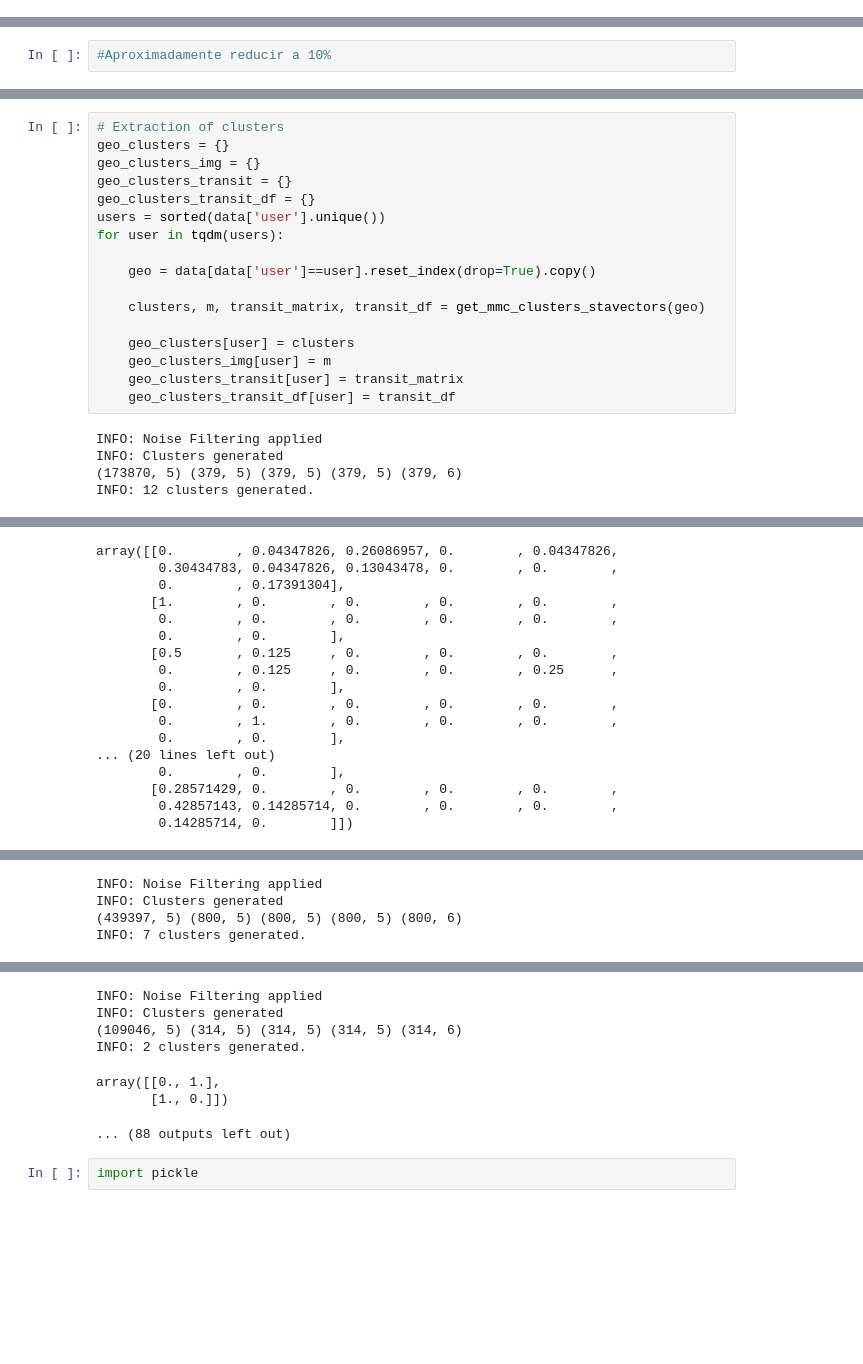
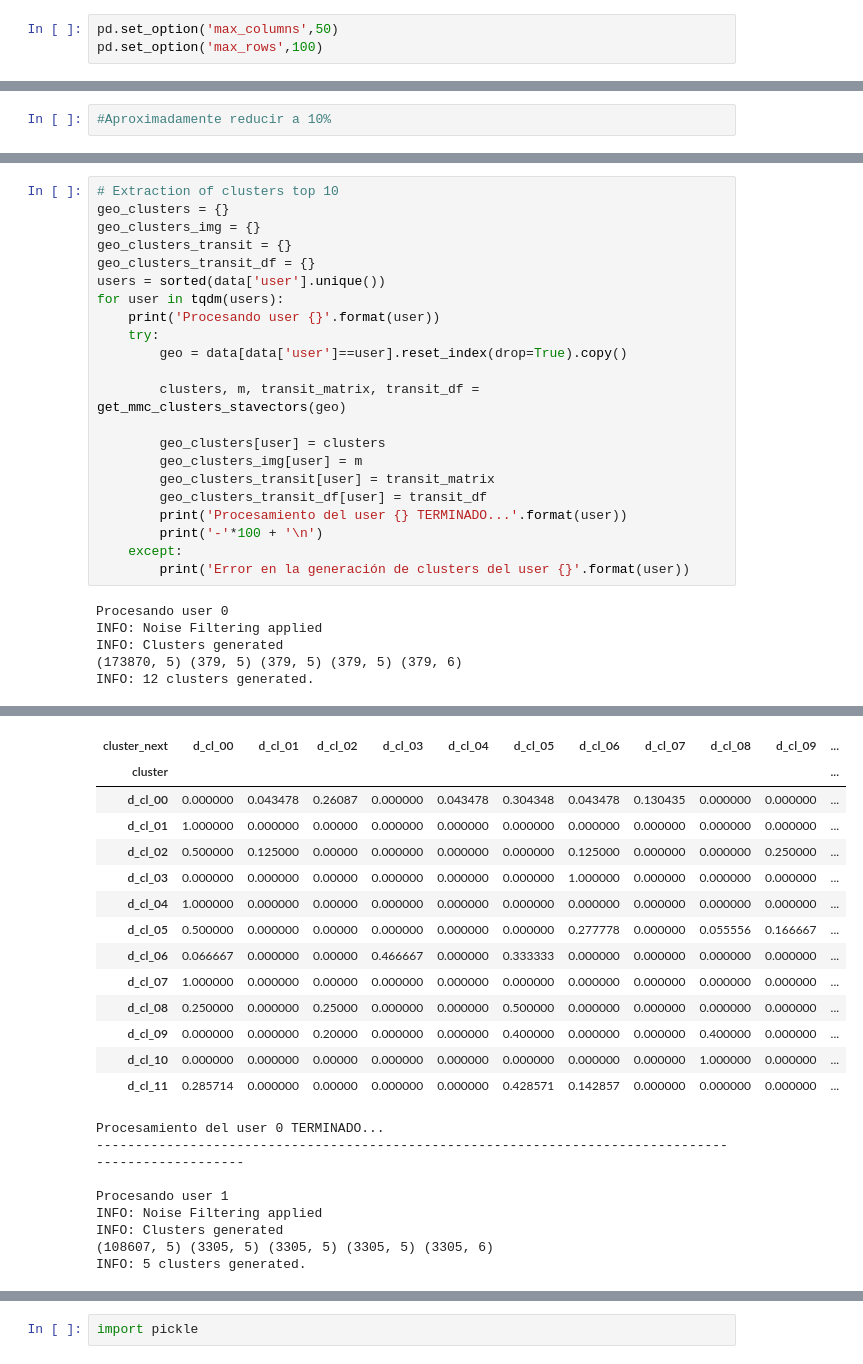
Before and after one commit to GabrielPila/skmob_mmc_mobility, a Jupyter notebook: notebooks/00.6_GeoLife_EDA.ipynb, the cells around one changed output, grey strips where cells are left out. Cells and saved outputs as stored; diff of their text form; blank space fills up the shorter version.

```diff
--- a/notebooks/00.6_GeoLife_EDA.ipynb
+++ b/notebooks/00.6_GeoLife_EDA.ipynb
@@ -27,3 +29,6 @@ from src.geo_utils import (analyze_dates_with_events,
+# %%
+pd.set_option('max_columns',50)
+pd.set_option('max_rows',100)
 # %%
 warnings.filterwarnings('ignore')
 # %%
@@ -415,21 +551,27 @@ def get_mmc_clusters_stavectors(geo):
 # %%
-# Extraction of clusters
+# Extraction of clusters top 10
 geo_clusters = {}
 geo_clusters_img = {}
 geo_clusters_transit = {}
 geo_clusters_transit_df = {}
 users = sorted(data['user'].unique())
 for user in tqdm(users):
+    print('Procesando user {}'.format(user))
+    try:
+        geo = data[data['user']==user].reset_index(drop=True).copy()
 
-    geo = data[data['user']==user].reset_index(drop=True).copy()
+        clusters, m, transit_matrix, transit_df = get_mmc_clusters_stavectors(geo)
 
-    clusters, m, transit_matrix, transit_df = get_mmc_clusters_stavectors(geo)
-
-    geo_clusters[user] = clusters
-    geo_clusters_img[user] = m
-    geo_clusters_transit[user] = transit_matrix
-    geo_clusters_transit_df[user] = transit_df
+        geo_clusters[user] = clusters
+        geo_clusters_img[user] = m
+        geo_clusters_transit[user] = transit_matrix
+        geo_clusters_transit_df[user] = transit_df
+        print('Procesamiento del user {} TERMINADO...'.format(user))
+        print('-'*100 + '\n')
+    except:
+        print('Error en la generación de clusters del user {}'.format(user))
 # %% [output]
+Procesando user 0
 INFO: Noise Filtering applied
 INFO: Clusters generated
 (173870, 5) (379, 5) (379, 5) (379, 5) (379, 6)
@@ -437,17 +596,22 @@ INFO: 12 clusters generated.
+| cluster_next | d_cl_00 | d_cl_01 | d_cl_02 | d_cl_03 | d_cl_04 | d_cl_05 | d_cl_06 | d_cl_07 | d_cl_08 | d_cl_09 | ... |
+| cluster |  |  |  |  |  |  |  |  |  |  | ... |
+| d_cl_00 | 0.000000 | 0.043478 | 0.26087 | 0.000000 | 0.043478 | 0.304348 | 0.043478 | 0.130435 | 0.000000 | 0.000000 | ... |
+| d_cl_01 | 1.000000 | 0.000000 | 0.00000 | 0.000000 | 0.000000 | 0.000000 | 0.000000 | 0.000000 | 0.000000 | 0.000000 | ... |
+| d_cl_02 | 0.500000 | 0.125000 | 0.00000 | 0.000000 | 0.000000 | 0.000000 | 0.125000 | 0.000000 | 0.000000 | 0.250000 | ... |
+| d_cl_03 | 0.000000 | 0.000000 | 0.00000 | 0.000000 | 0.000000 | 0.000000 | 1.000000 | 0.000000 | 0.000000 | 0.000000 | ... |
+| d_cl_04 | 1.000000 | 0.000000 | 0.00000 | 0.000000 | 0.000000 | 0.000000 | 0.000000 | 0.000000 | 0.000000 | 0.000000 | ... |
+| d_cl_05 | 0.500000 | 0.000000 | 0.00000 | 0.000000 | 0.000000 | 0.000000 | 0.277778 | 0.000000 | 0.055556 | 0.166667 | ... |
+| d_cl_06 | 0.066667 | 0.000000 | 0.00000 | 0.466667 | 0.000000 | 0.333333 | 0.000000 | 0.000000 | 0.000000 | 0.000000 | ... |
+| d_cl_07 | 1.000000 | 0.000000 | 0.00000 | 0.000000 | 0.000000 | 0.000000 | 0.000000 | 0.000000 | 0.000000 | 0.000000 | ... |
+| d_cl_08 | 0.250000 | 0.000000 | 0.25000 | 0.000000 | 0.000000 | 0.500000 | 0.000000 | 0.000000 | 0.000000 | 0.000000 | ... |
+| d_cl_09 | 0.000000 | 0.000000 | 0.20000 | 0.000000 | 0.000000 | 0.400000 | 0.000000 | 0.000000 | 0.400000 | 0.000000 | ... |
+| d_cl_10 | 0.000000 | 0.000000 | 0.00000 | 0.000000 | 0.000000 | 0.000000 | 0.000000 | 0.000000 | 1.000000 | 0.000000 | ... |
+| d_cl_11 | 0.285714 | 0.000000 | 0.00000 | 0.000000 | 0.000000 | 0.428571 | 0.142857 | 0.000000 | 0.000000 | 0.000000 | ... |
-array([[0.        , 0.04347826, 0.26086957, 0.        , 0.04347826,
-        0.30434783, 0.04347826, 0.13043478, 0.        , 0.        ,
-        0.        , 0.17391304],
-       [1.        , 0.        , 0.        , 0.        , 0.        ,
-        0.        , 0.        , 0.        , 0.        , 0.        ,
-        0.        , 0.        ],
-       [0.5       , 0.125     , 0.        , 0.        , 0.        ,
-        0.        , 0.125     , 0.        , 0.        , 0.25      ,
-        0.        , 0.        ],
-       [0.        , 0.        , 0.        , 0.        , 0.        ,
-        0.        , 1.        , 0.        , 0.        , 0.        ,
-        0.        , 0.        ],
-... (20 lines left out)
-        0.        , 0.        ],
-       [0.28571429, 0.        , 0.        , 0.        , 0.        ,
-        0.42857143, 0.14285714, 0.        , 0.        , 0.        ,
-        0.14285714, 0.        ]])
+Procesamiento del user 0 TERMINADO...
+----------------------------------------------------------------------------------------------------
+
+Procesando user 1
+INFO: Noise Filtering applied
+INFO: Clusters generated
+(108607, 5) (3305, 5) (3305, 5) (3305, 5) (3305, 6)
+INFO: 5 clusters generated.
@@ -502,4 +667,0 @@ array([[0.        , 0.17567568, 0.22972973, 0.        , 0.04054054,
-INFO: Noise Filtering applied
-INFO: Clusters generated
-(439397, 5) (800, 5) (800, 5) (800, 5) (800, 6)
-INFO: 7 clusters generated.
@@ -520,10 +668,3 @@ array([[0.        , 0.25925926, 0.03703704, 0.59259259, 0.08641975,
-INFO: Noise Filtering applied
-INFO: Clusters generated
-(109046, 5) (314, 5) (314, 5) (314, 5) (314, 6)
-INFO: 2 clusters generated.
-array([[0., 1.],
-       [1., 0.]])
-... (88 outputs left out)
 # %%
 import pickle
 # %%
```
Also changed, not shown: parts of 29 cells of this notebook, 2 other files.
